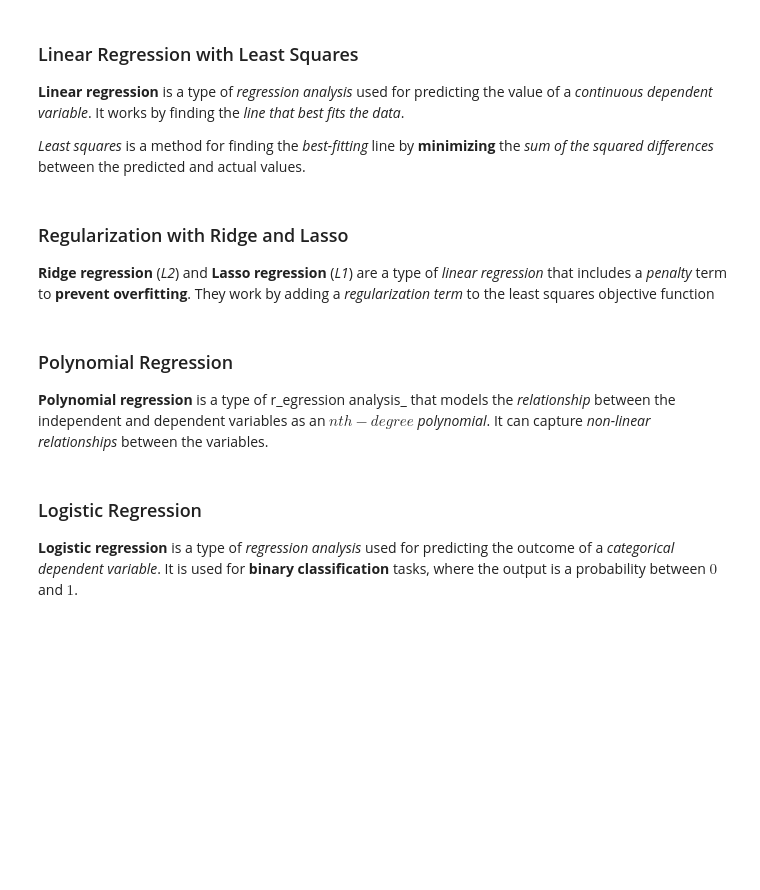
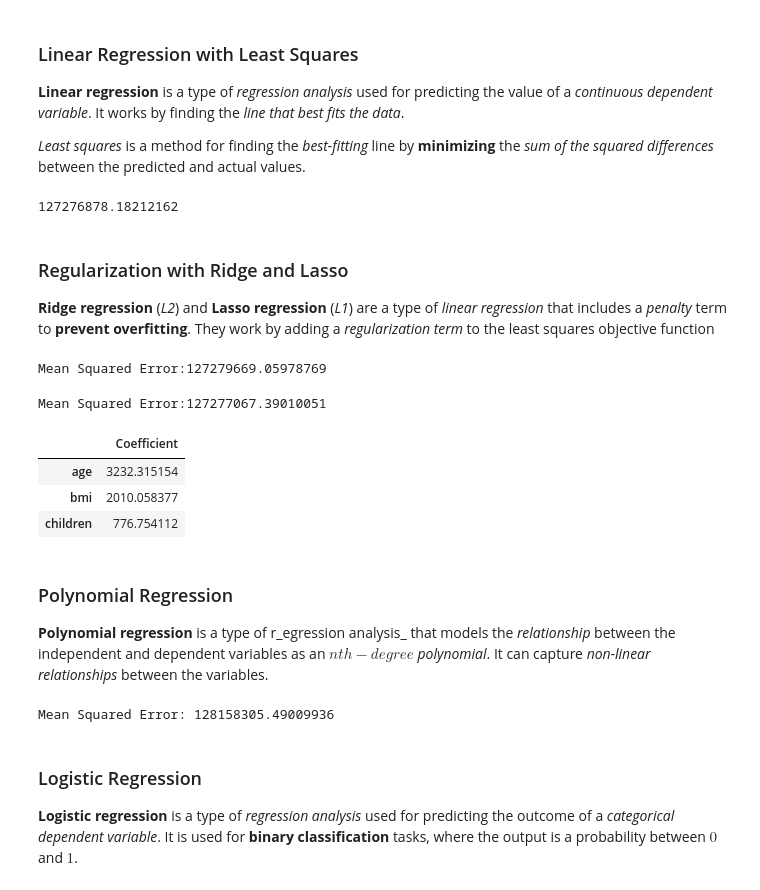
Before and after one commit to NicoG2023/Data_Science_Introduction, a Jupyter notebook: Classes/MachineLearning.ipynb, the cells around one changed output. Drawn from its saved outputs; the diff is of its cells as text; code cells hidden in the pictures; blank space fills up the shorter version.

```diff
--- a/Classes/MachineLearning.ipynb
+++ b/Classes/MachineLearning.ipynb
@@ -172,41 +172,64 @@ __Linear regression__ is a type of _regression analysis_ used for predicting the
 
 _Least squares_ is a method for finding the _best-fitting_ line by __minimizing__ the _sum of the squared differences_ between the predicted and actual values.
 # %%
+from sklearn.linear_model import LinearRegression
+from sklearn.metrics import mean_squared_error
+
 # Creating the Linear Regression model
-
+linear_regression = LinearRegression()
 # Fitting the model with the training data
-
+linear_regression.fit(X_insurance_train_scaled, Y_insurance_train)
 # Assuming new_input is a new data point you want to predict
+y_insurance_hat = linear_regression.predict(X_insurance_test_scaled)
+mse = mean_squared_error(Y_insurance_test,y_insurance_hat)
 # new_input should be a list of values corresponding to columns_list
-
+print(mse)
 # Predicting the target for the new input
+# %% [output]
+127276878.18212162
 # %% [markdown]
 ### Regularization with Ridge and Lasso
 
 __Ridge regression__ (_L2_) and __Lasso regression__ (_L1_) are a type of _linear regression_ that includes a _penalty_ term to __prevent overfitting__. They work by adding a _regularization term_ to the least squares objective function
 # %%
+from sklearn.linear_model import Ridge
+from sklearn.metrics import mean_squared_error
 # implementing Rigde Regression (L2 regularization)
 
 # Creating the Ridge Regression model
 # alpha is the regularization strength; larger values specify stronger regularization.
-
+ridge_regressor = Ridge(alpha=1.0)
 # Fitting the model with the training data
-
+ridge_regressor.fit(X_insurance_train_scaled, Y_insurance_train)
 # Making predictions on the test set
-
+y_hat = ridge_regressor.predict(X_insurance_test_scaled)
+mse = mean_squared_error(Y_insurance_test, y_hat)
 # Calculating the mean squared error of the predictions
+print(f'Mean Squared Error:{mse}')
+# %% [output]
+Mean Squared Error:127279669.05978769
 # %%
 # implementing Lasso Regression (L1 regularization)
+from sklearn.linear_model import Lasso
 # Creating the Lasso Regression model
+lr = Lasso(alpha=1.0)
 # alpha is the regularization strength; larger values specify stronger regularization.
-
 # Fitting the model with the training data
-
+lr.fit(X_insurance_train_scaled, Y_insurance_train)
 # Making predictions on the test set
-
+y_insurance_hat = lr.predict(X_insurance_test_scaled)
+mse = mean_squared_error(Y_insurance_test, y_insurance_hat)
 # Calculating the mean squared error of the predictions
-
+print(f'Mean Squared Error:{mse}')
 # To understand feature sensitivity, you can look at the coefficients
+coeficients = pd.DataFrame(lr.coef_, X.columns, columns=['Coefficient'])
+coeficients
+# %% [output]
+Mean Squared Error:127277067.39010051
+|  | Coefficient |
+| age | 3232.315154 |
+| bmi | 2010.058377 |
+| children | 776.754112 |
 # %% [markdown]
 ### Polynomial Regression
 
@@ -214,7 +237,12 @@ __Polynomial regression__ is a type of r_egression analysis_ that models
 the _relationship_ between the independent and dependent variables as
 an $nth-degree$ _polynomial_. It can capture _non-linear relationships_ between the variables.
 # %%
+from sklearn.model_selection import train_test_split
+from sklearn.preprocessing import PolynomialFeatures
+from sklearn.linear_model import LinearRegression
+from sklearn.metrics import mean_squared_error
 
+X_train, X_test, Y_train, Y_test = train_test_split(X, Y, test_size=0.3, random_state=42)
 # Assuming football_df is your DataFrame and it has a 'target' column
 # columns_list is a list of column names to be used as features
 
@@ -223,14 +251,22 @@ an $nth-degree$ _polynomial_. It can capture _non-linear relationships_ between
 # Splitting the dataset into training and testing sets
 
 # Transforming the features into polynomial features
-
+degree = 2
+poly_features = PolynomialFeatures(degree=degree)
+X_train_poly = poly_features.fit_transform(X_train)
+X_test_poly = poly_features.fit_transform(X_test)
 # Creating the Linear Regression model
+lr_2 = LinearRegression()
 
 # Fitting the model with the polynomial features and the training data
-
+lr_2.fit(X_train_poly, Y_insurance_train)
 # Making predictions on the test set
-
+y_insurance_hat = lr_2.predict(X_test_poly)
+mse = mean_squared_error(Y_test, y_insurance_hat)
 # Calculating the mean squared error of the predictions
+print('Mean Squared Error:',mse)
+# %% [output]
+Mean Squared Error: 128158305.49009936
 # %% [markdown]
 ### Logistic Regression
 
```
Also changed, not shown: parts of 9 cells of this notebook, 2 other files.
